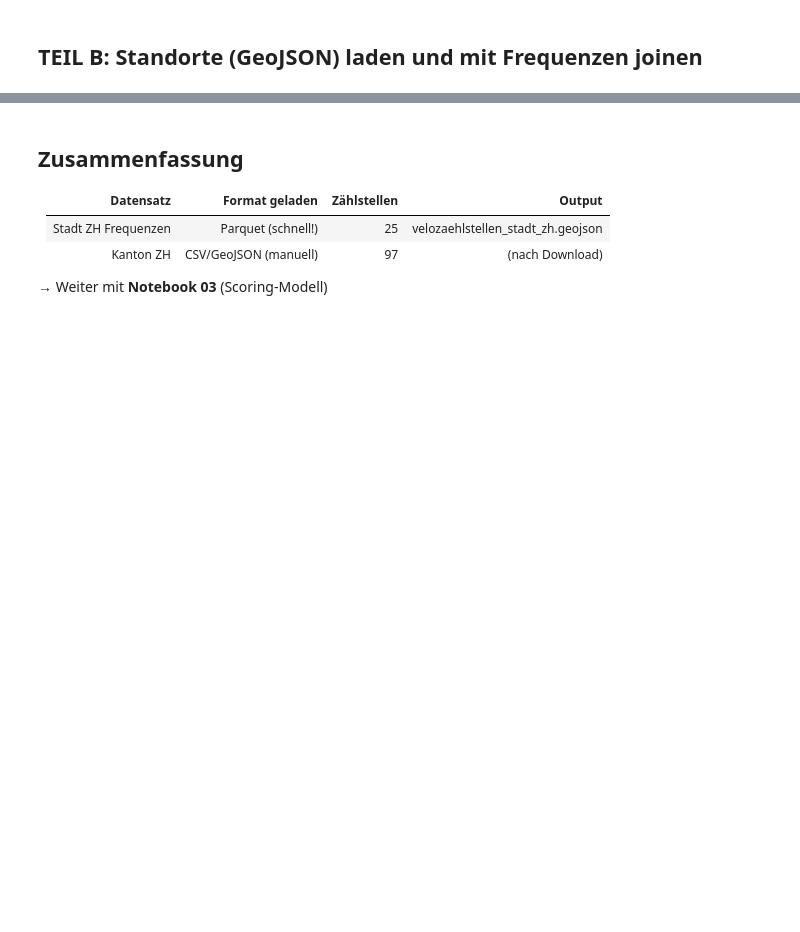
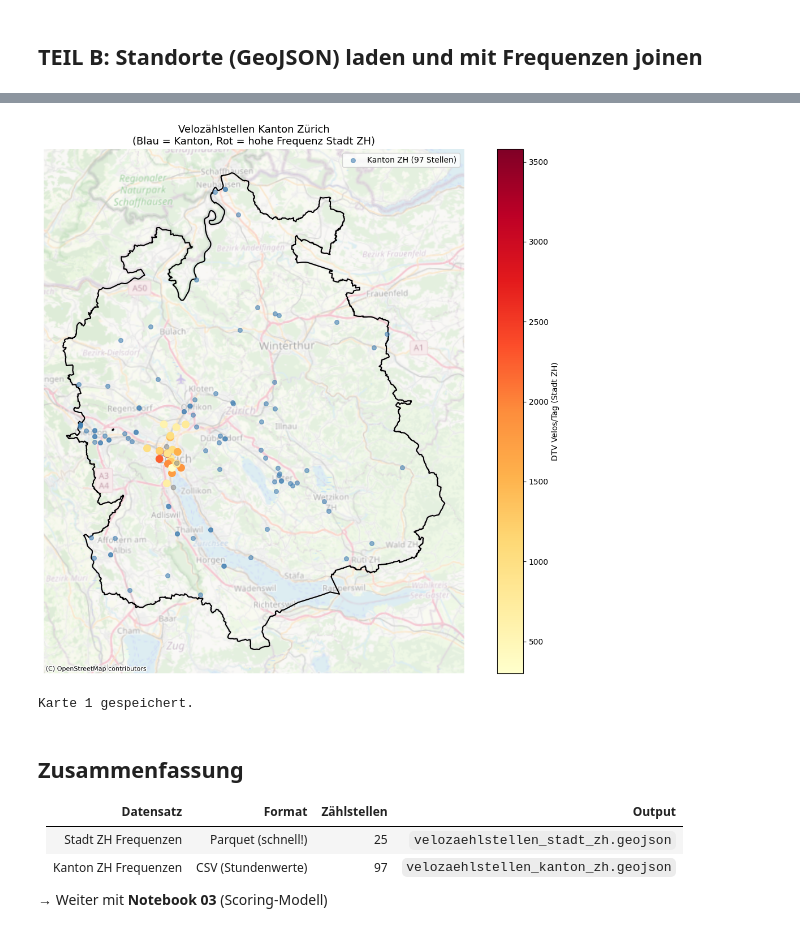
Before and after one commit to IliasBro/ChargeAndRideZuerich, a Jupyter notebook: notebooks/02_process_zh_opendata.ipynb, the cells around one changed output, grey strips where cells are left out. Saved outputs shown, nothing was run; the diff lists cells and outputs as text; code cells hidden in the pictures; blank space fills up the shorter version.

```diff
--- a/notebooks/02_process_zh_opendata.ipynb
+++ b/notebooks/02_process_zh_opendata.ipynb
@@ -222,0 +301,28 @@ else:
+# %%
+# DTV (Durchschnittlicher Tagesverkehr) pro Messstelle berechnen
+# Datenstruktur: Stundenwerte + mehrere Richtungen (spur_richtung) pro Stunde
+#
+# Vorgehen:
+#   1. Alle Richtungen einer Messstelle pro Tag summieren  -> Tagesfrequenz
+#   2. Mittelwert über alle verfügbaren Tage              -> DTV
+
+# Schritt 1: Tagesfrequenz je Messstelle (alle Richtungen addiert)
+df_kanton_daily = (
+    df_kanton
+    .groupby(['messstelle_id', 'datum'])['anzahl_velos']
+    .sum()
+    .reset_index()
+    .rename(columns={'anzahl_velos': 'tages_total'})
+)
+
+# Schritt 2: DTV = Mittelwert der Tagesfrequenzen
+df_kanton_dtv = (
+    df_kanton_daily
+    .groupby('messstelle_id')['tages_total']
+    .agg(dtv_velos='mean', max_tag='max', anzahl_tage='count')
+    .reset_index()
+)
+
+print(f'Messstellen mit DTV: {len(df_kanton_dtv)}')
+print('\nTop-10 Messstellen nach DTV:')
+print(df_kanton_dtv.sort_values('dtv_velos', ascending=False).head(10).to_string(index=False))
@@ -223,35 +381,49 @@ else:
 # %%
 fig, ax = plt.subplots(figsize=(12, 10))
 
 # Kantonsgrenze
 gdf_kanton_boundary = gpd.read_file(DATA_PROCESSED / 'kanton_zh_boundary.geojson').to_crs(epsg=2056)
 gdf_kanton_boundary.boundary.plot(ax=ax, color='black', linewidth=1.5, zorder=3)
+
+# Kanton ZH Messstellen (grau, kleiner)
+gdf_kanton_stationen_lv95.plot(
+    ax=ax,
+    color='steelblue',
+    markersize=30,
+    alpha=0.6,
+    label='Kanton ZH (97 Stellen)',
+    zorder=4
+)
 
 # Stadt ZH Zaehlstellen (farbig nach DTV)
 gdf_mit_dtv.plot(
     ax=ax,
     column='dtv_velos',
     cmap='YlOrRd',
     markersize=80,
     legend=True,
     legend_kwds={'label': 'DTV Velos/Tag (Stadt ZH)'},
     zorder=5,
     missing_kwds={'color': 'grey', 'alpha': 0.5}
 )
 
 cx.add_basemap(ax, crs='EPSG:2056', source=cx.providers.OpenStreetMap.Mapnik, alpha=0.4)
-ax.set_title('Velozaehlstellen Kanton Zuerich\n(Rot = hohe Frequenz, Stadtgebiet)', fontsize=13)
+ax.legend(fontsize=10)
+ax.set_title('Velozählstellen Kanton Zürich\n(Blau = Kanton, Rot = hohe Frequenz Stadt ZH)', fontsize=13)
 ax.set_axis_off()
 plt.tight_layout()
 plt.savefig(DATA_PROCESSED / 'karte1_velozaehlstellen_frequenz.png', dpi=150, bbox_inches='tight')
 plt.show()
-print('Karte 1 gespeichert (Basis fuer QGIS-Layout).')
+print('Karte 1 gespeichert.')
+# %% [output]
+[figure, added]
+Karte 1 gespeichert.
 # %% [markdown]
 ## Zusammenfassung
 
-| Datensatz | Format geladen | Zählstellen | Output |
+| Datensatz | Format | Zählstellen | Output |
 |---|---|---|---|
-| Stadt ZH Frequenzen | Parquet (schnell!) | 25 | velozaehlstellen_stadt_zh.geojson |
-| Kanton ZH | CSV/GeoJSON (manuell) | 97 | (nach Download) |
+| Stadt ZH Frequenzen | Parquet (schnell!) | 25 | `velozaehlstellen_stadt_zh.geojson` |
+| Kanton ZH Frequenzen | CSV (Stundenwerte) | 97 | `velozaehlstellen_kanton_zh.geojson` |
 
 → Weiter mit **Notebook 03** (Scoring-Modell)
```
Also changed, not shown: parts of 17 cells of this notebook, 19 other files.
